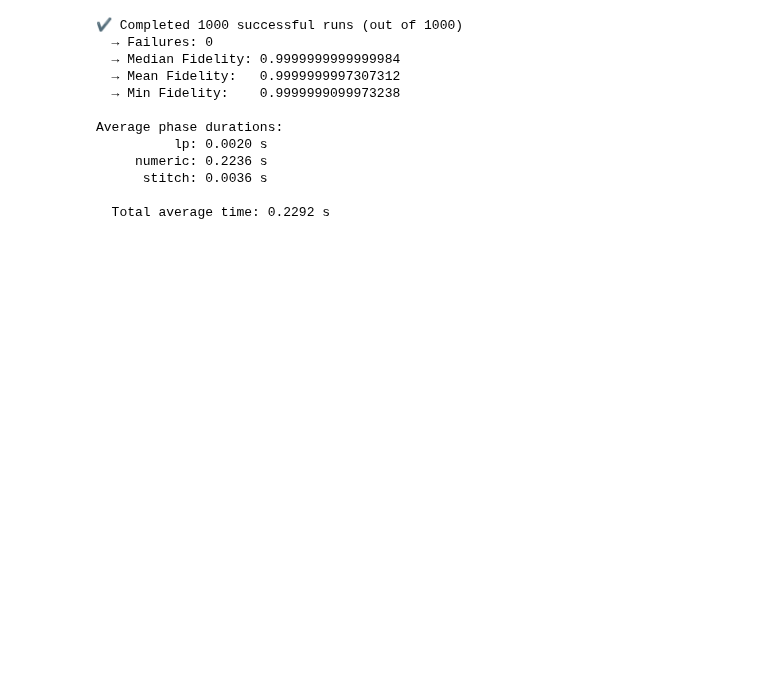
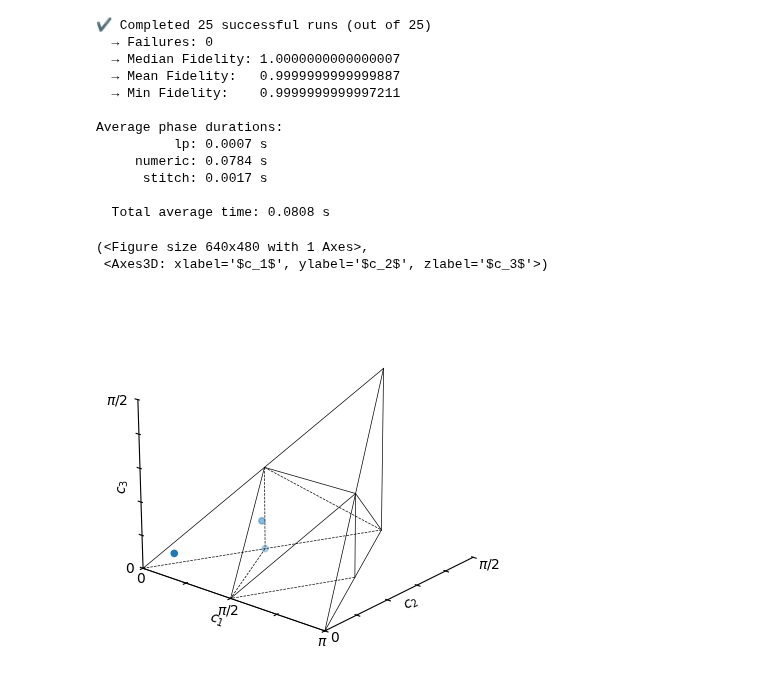
Before and after one commit to evmckinney9/gulps, a Jupyter notebook: src/notebooks/01_dev.ipynb, the cells around one changed output. Saved outputs shown, nothing was run; the diff lists cells and outputs as text; code cells hidden in the pictures; blank space fills up the shorter version.

```diff
--- a/src/notebooks/01_dev.ipynb
+++ b/src/notebooks/01_dev.ipynb
@@ -92,6 +74,7 @@ if hasattr(decomposer.isa, "coverage_set"):
 # %%
 logger.setLevel("INFO")
-N = 1_000
+# N = 1_000
+N = 25
 
 # Warm-start to trigger JIT compilation (optional)
 _ = decomposer(random_unitary(4, seed=0))
@@ -99,6 +82,9 @@ _ = decomposer(random_unitary(4, seed=0))
 fidelities = []
 all_timings = []
 failures = 0
+
+collected_failure_targets = []
+collected_tooslow_targets = []
 
 for idx in trange(N, desc="Decomposing random unitaries"):
     u = random_unitary(4, seed=idx)
@@ -115,6 +101,11 @@ for idx in trange(N, desc="Decomposing random unitaries"):
     except Exception as e:
         print(f"[WARN] Failed on unitary {idx}: {e}")
         failures += 1
+        collected_failure_targets.append(u)
+
+    finally:
+        if decomposer.last_timing["numeric"] > 0.25:
+            collected_tooslow_targets.append(u)
 
 # === Fidelity Statistics ===
 fidelities = np.array(fidelities)
@@ -137,15 +128,24 @@ if all_timings:
 else:
     print("No successful timings collected.")
 # %% [output]
-✔ Completed 1000 successful runs (out of 1000)
+✔ Completed 25 successful runs (out of 25)
   → Failures: 0
-  → Median Fidelity: 0.9999999999999984
-  → Mean Fidelity:   0.9999999997307312
-  → Min Fidelity:    0.9999999099973238
+  → Median Fidelity: 1.0000000000000007
+  → Mean Fidelity:   0.9999999999999887
+  → Min Fidelity:    0.9999999999997211
 
 Average phase durations:
-          lp: 0.0020 s
-     numeric: 0.2236 s
-      stitch: 0.0036 s
+          lp: 0.0007 s
+     numeric: 0.0784 s
+      stitch: 0.0017 s
 
-  Total average time: 0.2292 s
+  Total average time: 0.0808 s
+# %%
+sentence_out, intermediates = decomposer._best_decomposition(
+    GateInvariants.from_unitary(u)
+)
+scatter_plot(intermediates)
+# %% [output]
+(<Figure size 640x480 with 1 Axes>,
+ <Axes3D: xlabel='$c_1$', ylabel='$c_2$', zlabel='$c_3$'>)
+[figure, added]
```
Also changed, not shown: parts of 37 cells of this notebook, 4 other files.
